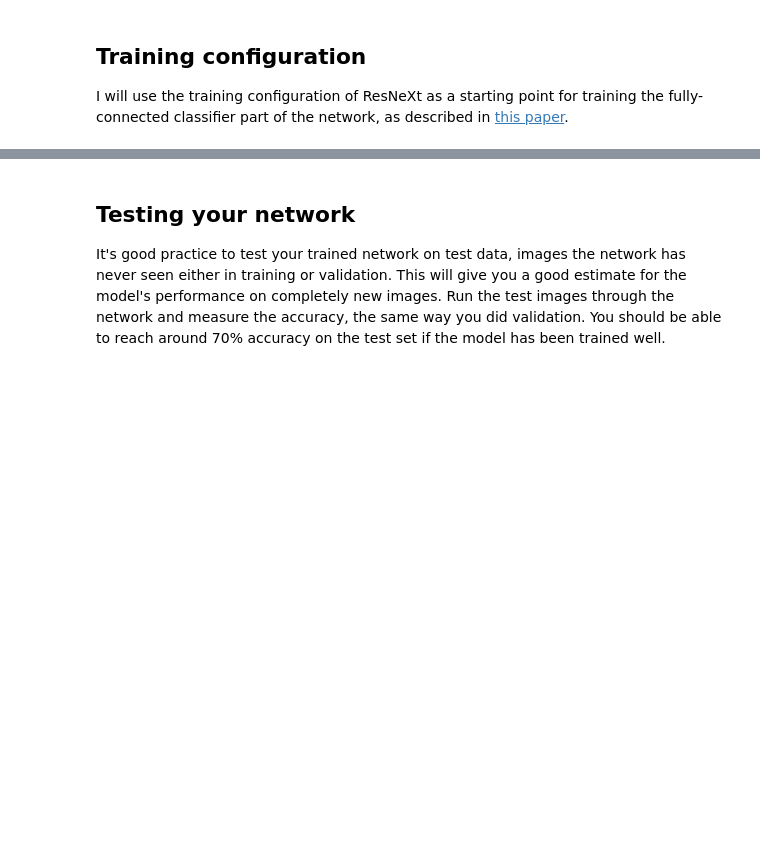
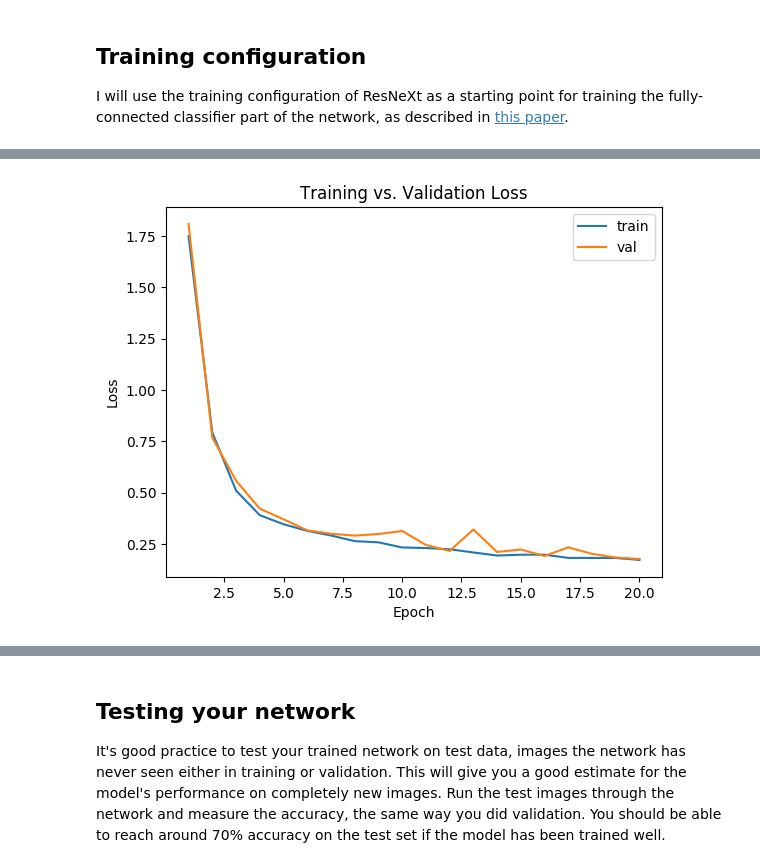
Before and after one commit to theThing92/image_classifier, a Jupyter notebook: Image Classifier Project.ipynb, the cells around one changed output, grey strips where cells are left out. Cells and saved outputs as stored; diff of their text form; code cells hidden in the pictures; blank space fills up the shorter version.

Commit message:
added complete img classifier notebook, added html export of notebook run

```diff
--- a/Image Classifier Project.ipynb
+++ b/Image Classifier Project.ipynb
@@ -108,5 +112,5 @@ I will use the pretrained **ResNeXt-101** for building the image classifier, as
 # %%
 # TODO: Build and train your network
-model = torchvision.models.resnext101_32x8d(pretrained=True)
+model = torchvision.models.resnet152(pretrained=True)
 # %%
 model
@@ -115,16 +137,17 @@ model
 for param in model.parameters():
     param.requires_grad = False
 
+hidden_layer_size = 1024
 
 # define new classifier layer
-classifier_layer_new = torch.nn.Sequential(OrderedDict([('fc1', torch.nn.Linear(2048, 1024)),
+classifier_layer_new = torch.nn.Sequential(OrderedDict([('fc1', torch.nn.Linear(model.fc.in_features, hidden_layer_size)),
                                                         ('relu', torch.nn.ReLU()),
-                                                        ('fc2', torch.nn.Linear(1024, len(cat_to_name))),
+                                                        ('dropout', torch.nn.Dropout(0.2)),
+                                                        ('fc2', torch.nn.Linear(hidden_layer_size, len(cat_to_name))),
                                                         ('output', torch.nn.LogSoftmax(dim=1))]))
 
 
 model.fc = classifier_layer_new
-model.fc
 
 # use available gpu ressources
 device = torch.device("cuda" if torch.cuda.is_available() else "cpu")
@@ -136,6 +177,5 @@ I will use the training configuration of ResNeXt as a starting point for trainin
 # %%
 # only train fully-connected classifer part of model
 criterion = torch.nn.NLLLoss()
-initial_lr = 0.1
-optimizer = torch.optim.SGD(model.parameters(), lr=initial_lr, momentum=0.9, dampening=0, weight_decay=0.0001, nesterov=False)
-step_lr_scheduler = torch.optim.lr_scheduler.StepLR(optimizer, 3, gamma=0.1, last_epoch=-1)
+initial_lr = 0.001
+optimizer = torch.optim.Adam(model.fc.parameters(), lr=0.001)
@@ -195,0 +286,15 @@ for e in range(epochs):
+# %%
+# plot losses
+index_epochs = list(range(1,epochs+1))
+
+plt.plot(index_epochs, train_losses)
+plt.plot(index_epochs, val_losses)
+plt.title("Training vs. Validation Loss")
+plt.ylabel("Loss")
+plt.xlabel("Epoch")
+plt.legend(["train","val"])
+plt.savefig("losses.png")
+plt.show()
+plt.close()
+# %% [output]
+[figure, added]
```
Also changed, not shown: parts of 21 cells of this notebook, 1 other file.
